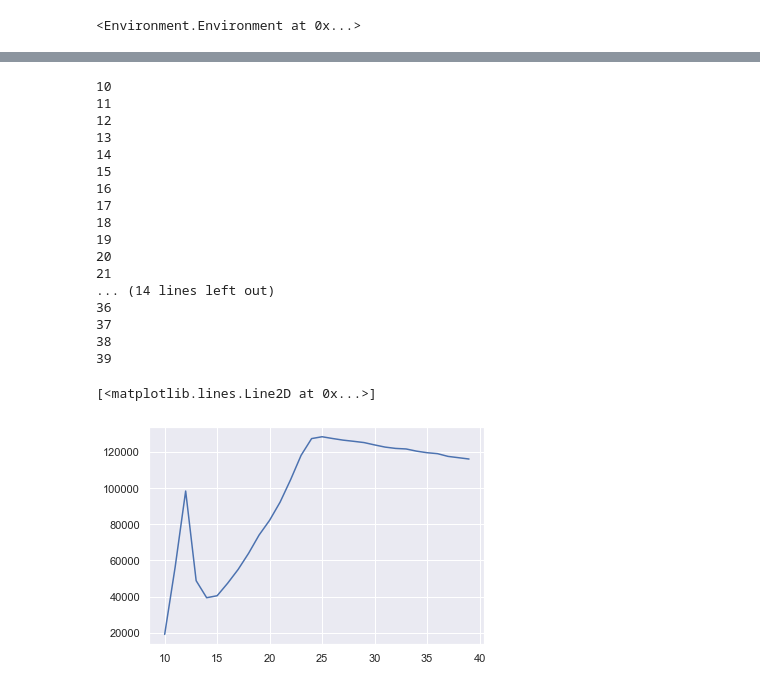
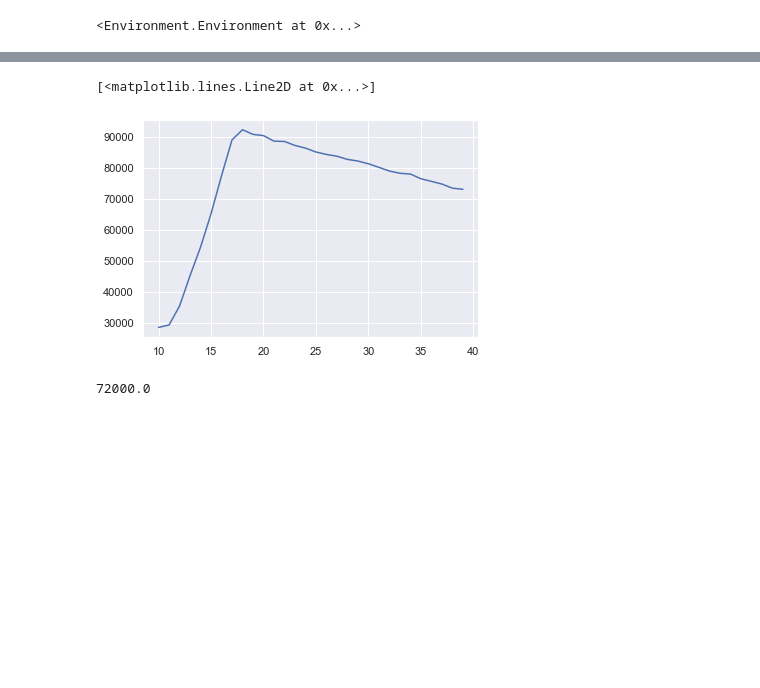
Before and after one commit to julianvanmeggelen/AdaptiveLoadBalancing, a Jupyter notebook: example.ipynb, the cells around one changed output, grey strips where cells are left out. Cells and saved outputs as stored; diff of their text form; code cells hidden in the pictures; blank space fills up the shorter version.

```diff
--- a/example.ipynb
+++ b/example.ipynb
@@ -76,14 +77,17 @@ Benefit of running the system: -174528.99999998763
 ## Time varying arrivals
 # %%
 stopTime = 12*60*60
-samplingInterval = 0.05
 env = Environment(stopTime=stopTime)
+
 loadBalancer = LoadBalancer(nServers=3, environment=env)
+
 requestTypes = [(0.5,1,0.1,10), (0.5,2,0.2,10)] #(prob, mu, sigma, cancelTime)
-arrivalProb = 0.7
-source = Source(samplingInterval, arrivalProb, requestTypes, loadBalancer, env)
+arrivalsPerSecond = 14
+source = Source(arrivalsPerSecond, requestTypes, loadBalancer, env)
+
 schedule = [0.5, 0.6, 0.7, 0.8, 0.9, 0.95, 0.9,0.8,0.7,0.8,0.7,0.6] #12 periods
-arrivalSchedule = ArrivalSchedule(0.5*60*60,arrivalSchedule=schedule, environment=env, loadBalancer=loadBalancer, source=source)
+periodLength = 0.5*60*60 #half an hour per period -> schedule repeated two times in 12 hours
+arrivalSchedule = ArrivalSchedule(periodLength,arrivalSchedule=schedule, environment=env, loadBalancer=loadBalancer, source=source)
 env.run(debug=False)
 # %% [output]
 <Environment.Environment at 0x...>
@@ -95,42 +99,26 @@ Benefit of running the system: -276674.0
 # %%
+##ignore
 stopTime = 3*60*60
 samplingInterval = 0.05
 profit = []
 requestTypes = [(0.5,1,0.1,10), (0.5,2,0.2,10)] #(prob, mu, sigma, cancelTime)
 processCost = 1
 cancelCost = -10
 serverCost = -300
+arrivalProb = 0.5
+1/samplingInterval * arrivalProb = arrivalsPerSecond/(1/samplingInterval)
 nServers = range(10,40)
 for n in nServers:
     env = Environment(stopTime=stopTime)
     loadBalancer = LoadBalancer(nServers=n, environment=env)
-    arrivalProb = 0.7
     source = Source(samplingInterval, arrivalProb, requestTypes, loadBalancer, env)
-    source.scheduleNextSampleEvent()
     env.run(debug=False)
     nCancelled = len(env.log['requestCancelled']) if 'requestCancelled' in env.log.keys() else 0
     cost = len(env.log['requestProcessed']) * processCost + nCancelled * cancelCost + stopTime/60/60*n*serverCost
     profit.append(cost)
 
 
 plt.plot(nServers, profit)
 # %% [output]
-10
-11
-12
-13
-14
-15
-16
-17
-18
-19
-20
-21
-... (14 lines left out)
-36
-37
-38
-39
+[<matplotlib.lines.Line2D at 0x...>]
-[<matplotlib.lines.Line2D at 0x...>]
-[figure, old version]
+[figure, new version]
@@ -136,0 +127,4 @@ plt.plot(nServers, profit)
+# %%
+60*60/0.05
+# %% [output]
+72000.0
```
Also changed, not shown: parts of 5 cells of this notebook.
